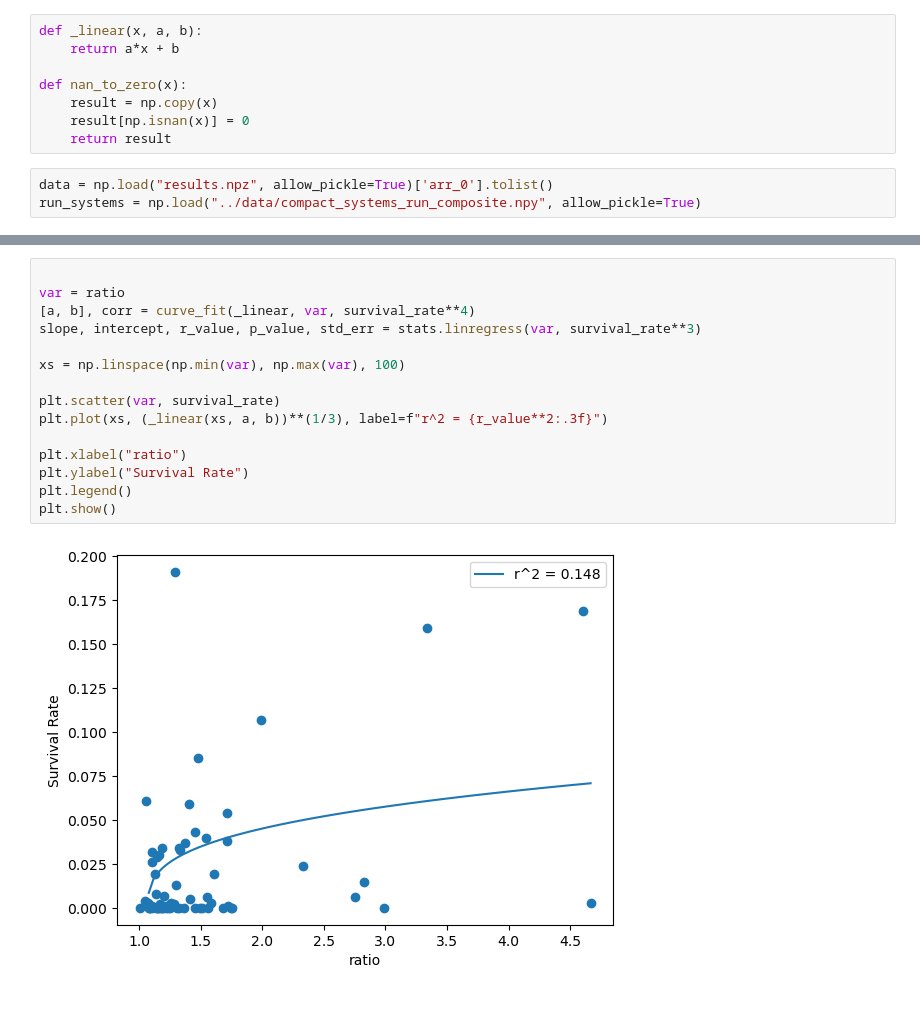
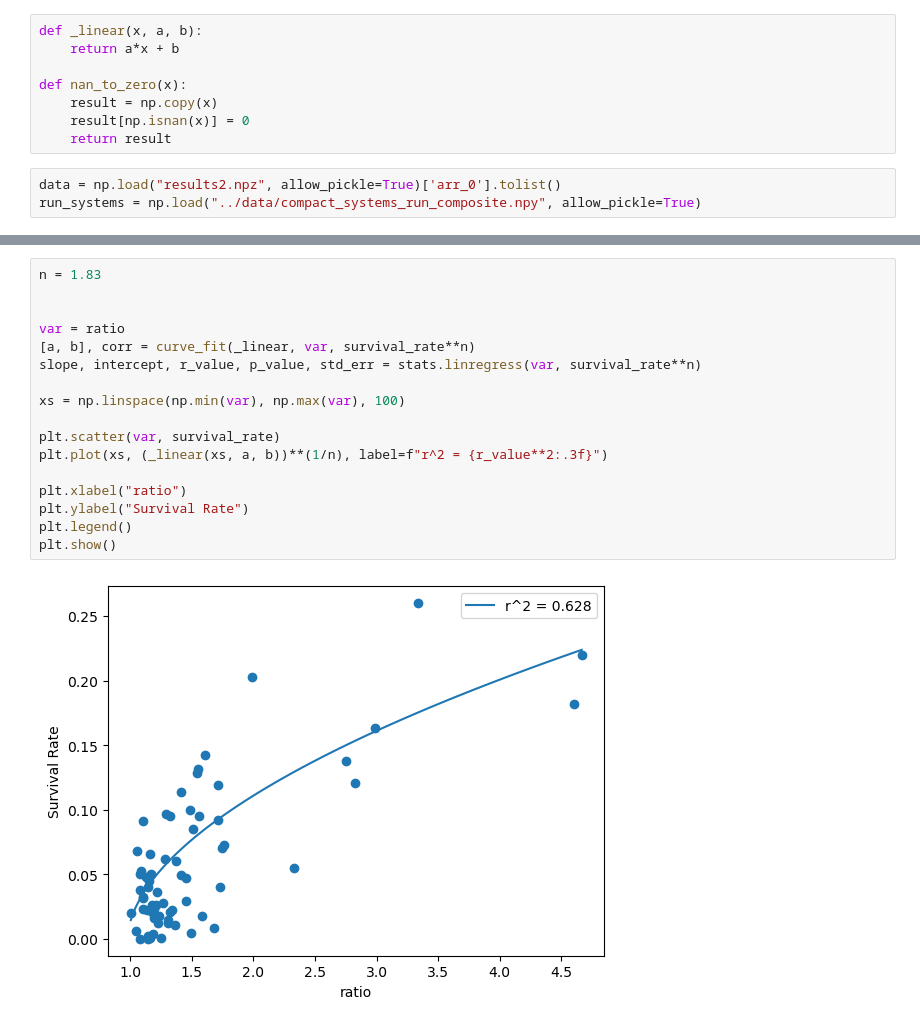
Before and after one commit to wcukier/binary_planets, a Jupyter notebook: scripts/correlations.ipynb, the cells around one changed output, grey strips where cells are left out. Drawn from its saved outputs; the diff is of its cells as text.

```diff
--- a/scripts/correlations.ipynb
+++ b/scripts/correlations.ipynb
@@ -12,7 +12,7 @@ def nan_to_zero(x):
     result[np.isnan(x)] = 0
     return result
 # %%
-data = np.load("results.npz", allow_pickle=True)['arr_0'].tolist()
+data = np.load("results2.npz", allow_pickle=True)['arr_0'].tolist()
 run_systems = np.load("../data/compact_systems_run_composite.npy", allow_pickle=True)
 # %%
 names = np.array([run_systems[i]["name"] for i in range(len(run_systems))])
@@ -54,17 +54,19 @@ for i in range(len(vars)):
 # %%
+n = 1.83
+
 
 var = ratio
-[a, b], corr = curve_fit(_linear, var, survival_rate**4)
-slope, intercept, r_value, p_value, std_err = stats.linregress(var, survival_rate**3)
+[a, b], corr = curve_fit(_linear, var, survival_rate**n)
+slope, intercept, r_value, p_value, std_err = stats.linregress(var, survival_rate**n)
 
 xs = np.linspace(np.min(var), np.max(var), 100)
 
 plt.scatter(var, survival_rate)
-plt.plot(xs, (_linear(xs, a, b))**(1/3), label=f"r^2 = {r_value**2:.3f}")
+plt.plot(xs, (_linear(xs, a, b))**(1/n), label=f"r^2 = {r_value**2:.3f}")
 
 plt.xlabel("ratio")
 plt.ylabel("Survival Rate")
 plt.legend()
 plt.show()
 # %% [output]
-[figure, old version]
+[figure, new version]
```
Also changed, not shown: parts of 3 cells of this notebook, 14 other files.
